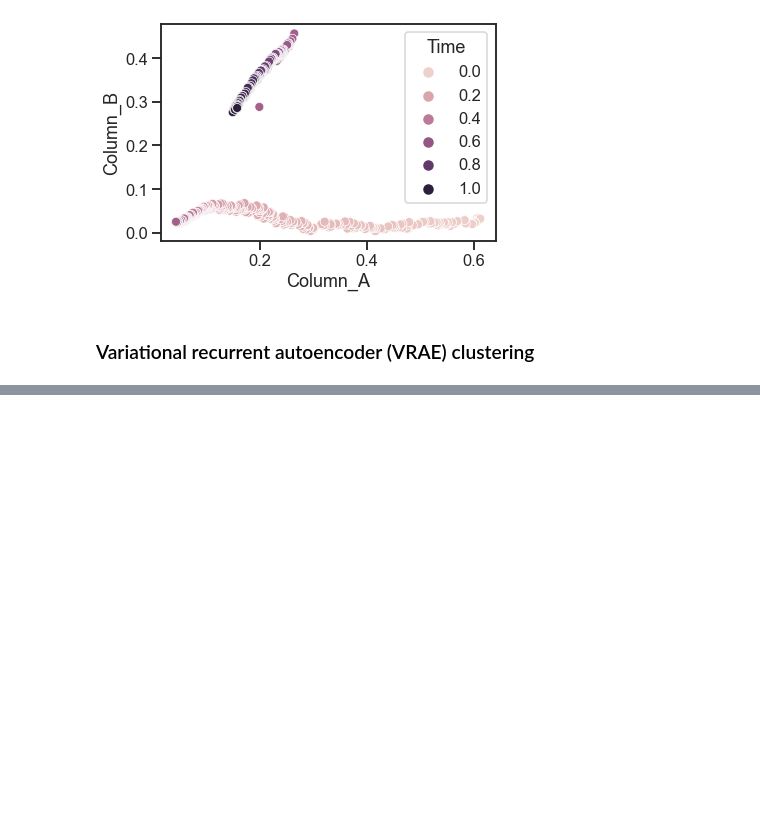
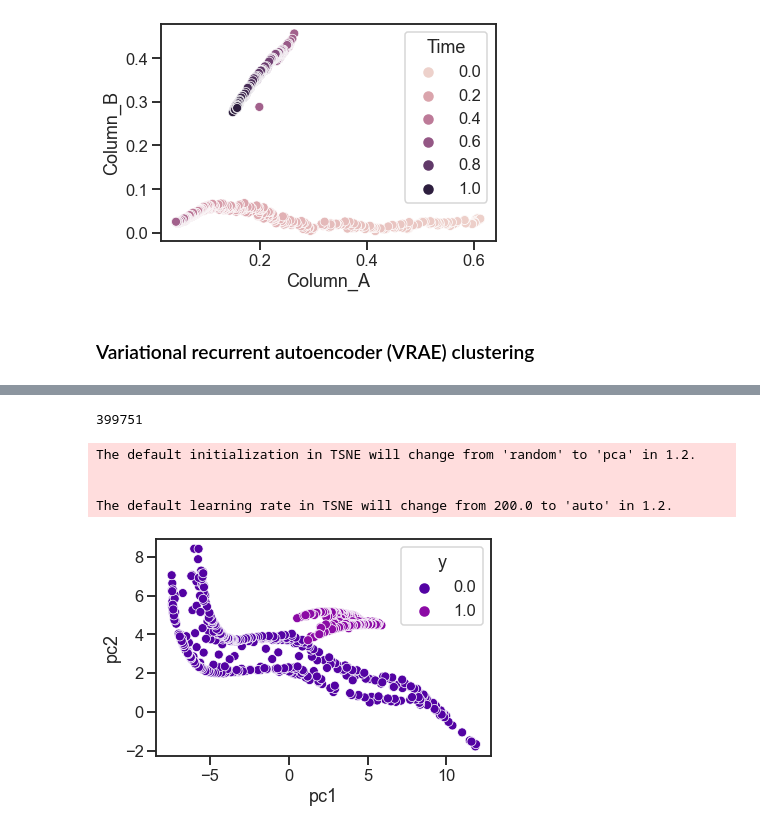
Before and after one commit to ncfrey/rheed-viz, a Jupyter notebook: Rheed-viz.ipynb, the cells around one changed output, grey strips where cells are left out. Saved outputs shown, nothing was run; the diff lists cells and outputs as text; code cells hidden in the pictures; blank space fills up the shorter version.

```diff
--- a/Rheed-viz.ipynb
+++ b/Rheed-viz.ipynb
@@ -345,0 +358,8 @@ RuntimeError: number of dims don't match in permute
+# %%
+vrae.load('models/vrae_pca5.pt')
+# %%
+sum(p.numel() for p in vrae.parameters() if p.requires_grad)
+# %% [output]
+399751
+# %%
+z_run = vrae.transform(train_dataset)
@@ -345,0 +369,15 @@ RuntimeError: number of dims don't match in permute
+# %%
+z_run_pca = TruncatedSVD(n_components=2).fit_transform(z_run)
+z_run_tsne = TSNE(perplexity=80, min_grad_norm=1E-12, n_iter=3000).fit_transform(z_run)
+# %% [output]
+The default initialization in TSNE will change from 'random' to 'pca' in 1.2.
+
+
+The default learning rate in TSNE will change from 200.0 to 'auto' in 1.2.
+# %%
+df_zpca = pd.DataFrame({'pc1': z_run_pca[:, 0], 'pc2': z_run_pca[:, 1],
+                        'y': y_train})
+# %%
+sns.scatterplot(data=df_zpca, x='pc1', y='pc2', hue='y');
+# %% [output]
+[figure, added]
```
Also changed, not shown: parts of 17 cells of this notebook, 4 other files.
